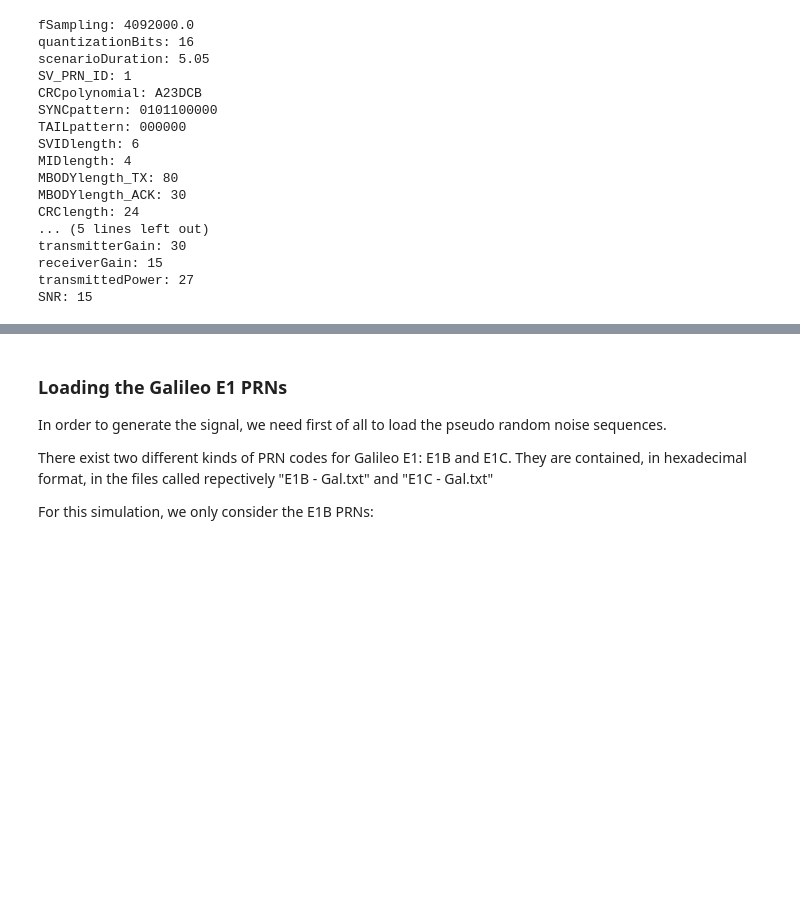
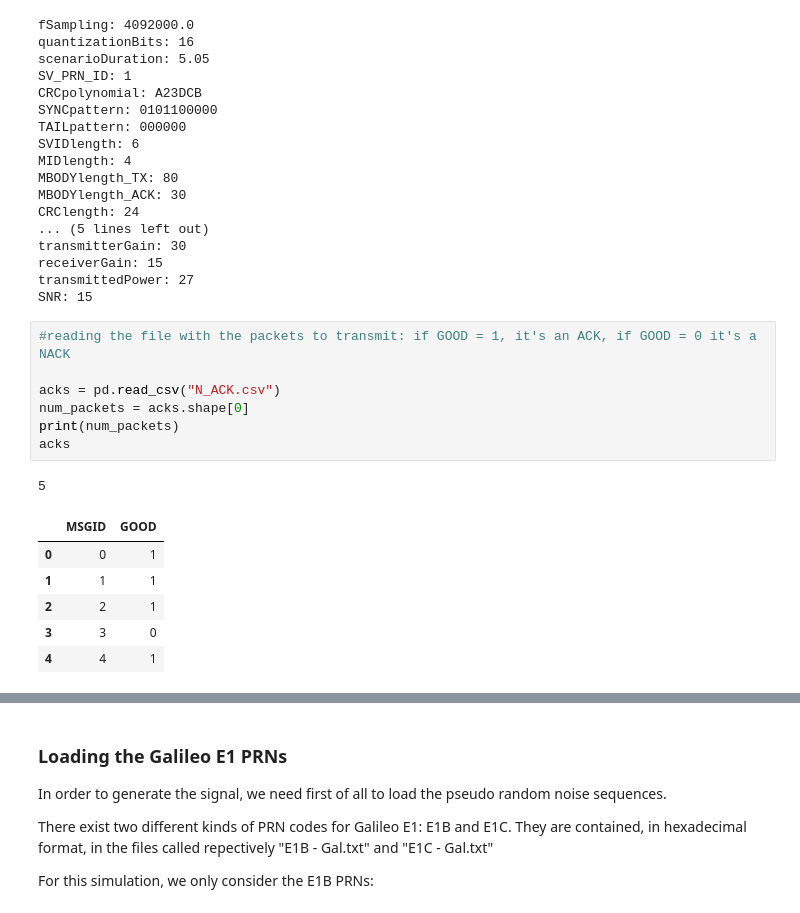
Before and after one commit to mattiasandri/usertransmitter, a Jupyter notebook: usertx.ipynb, the cells around one changed output, grey strips where cells are left out. Saved outputs shown, nothing was run; the diff lists cells and outputs as text; blank space fills up the shorter version.

```diff
--- a/usertx.ipynb
+++ b/usertx.ipynb
@@ -37,3 +37,18 @@ transmitterGain: 30
 receiverGain: 15
 transmittedPower: 27
 SNR: 15
+# %%
+#reading the file with the packets to transmit: if GOOD = 1, it's an ACK, if GOOD = 0 it's a NACK
+
+acks = pd.read_csv("N_ACK.csv")
+num_packets = acks.shape[0]
+print(num_packets)
+acks
+# %% [output]
+5
+|  | MSGID | GOOD |
+| 0 | 0 | 1 |
+| 1 | 1 | 1 |
+| 2 | 2 | 1 |
+| 3 | 3 | 0 |
+| 4 | 4 | 1 |
```
Also changed, not shown: parts of 19 cells of this notebook, 3 other files.
